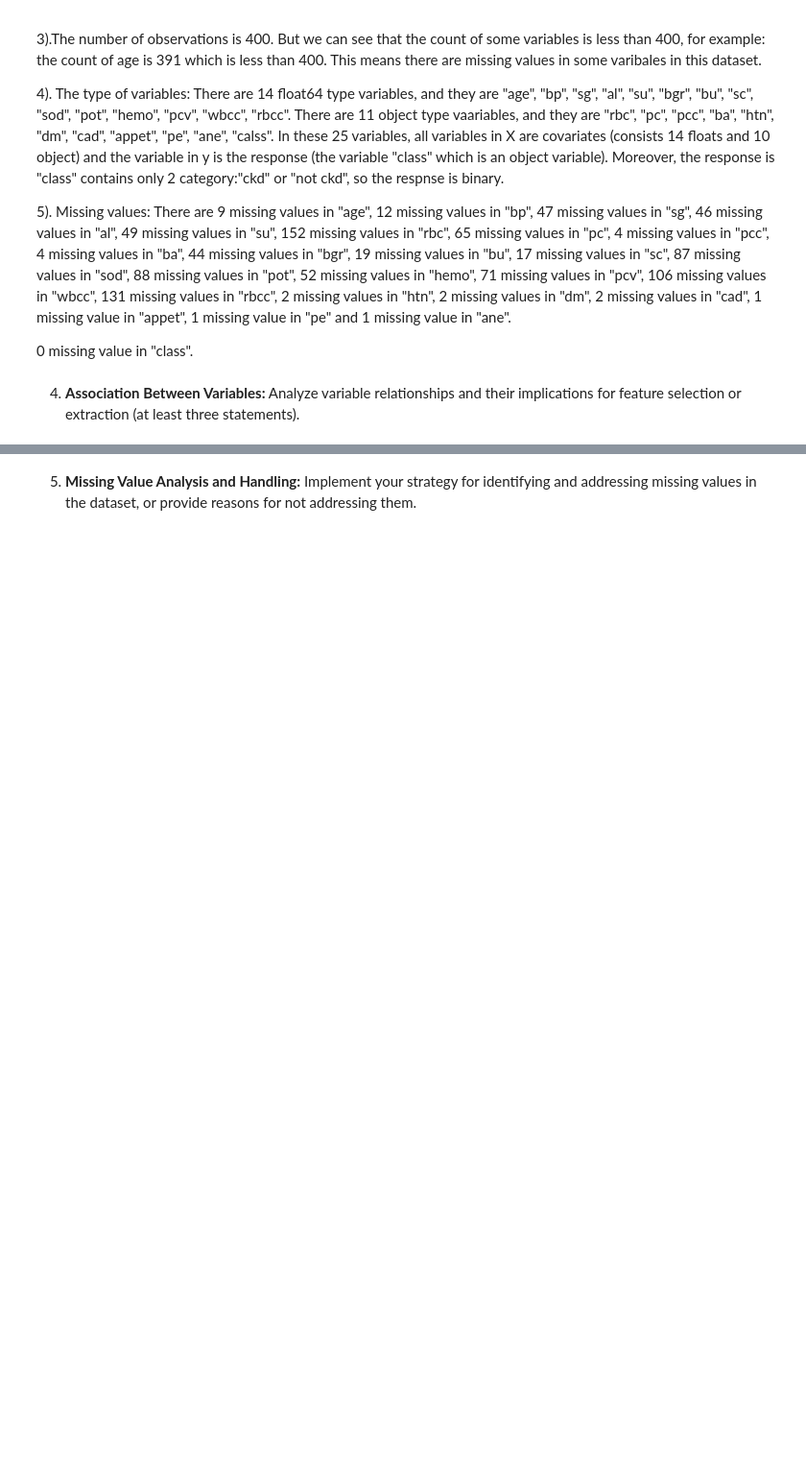
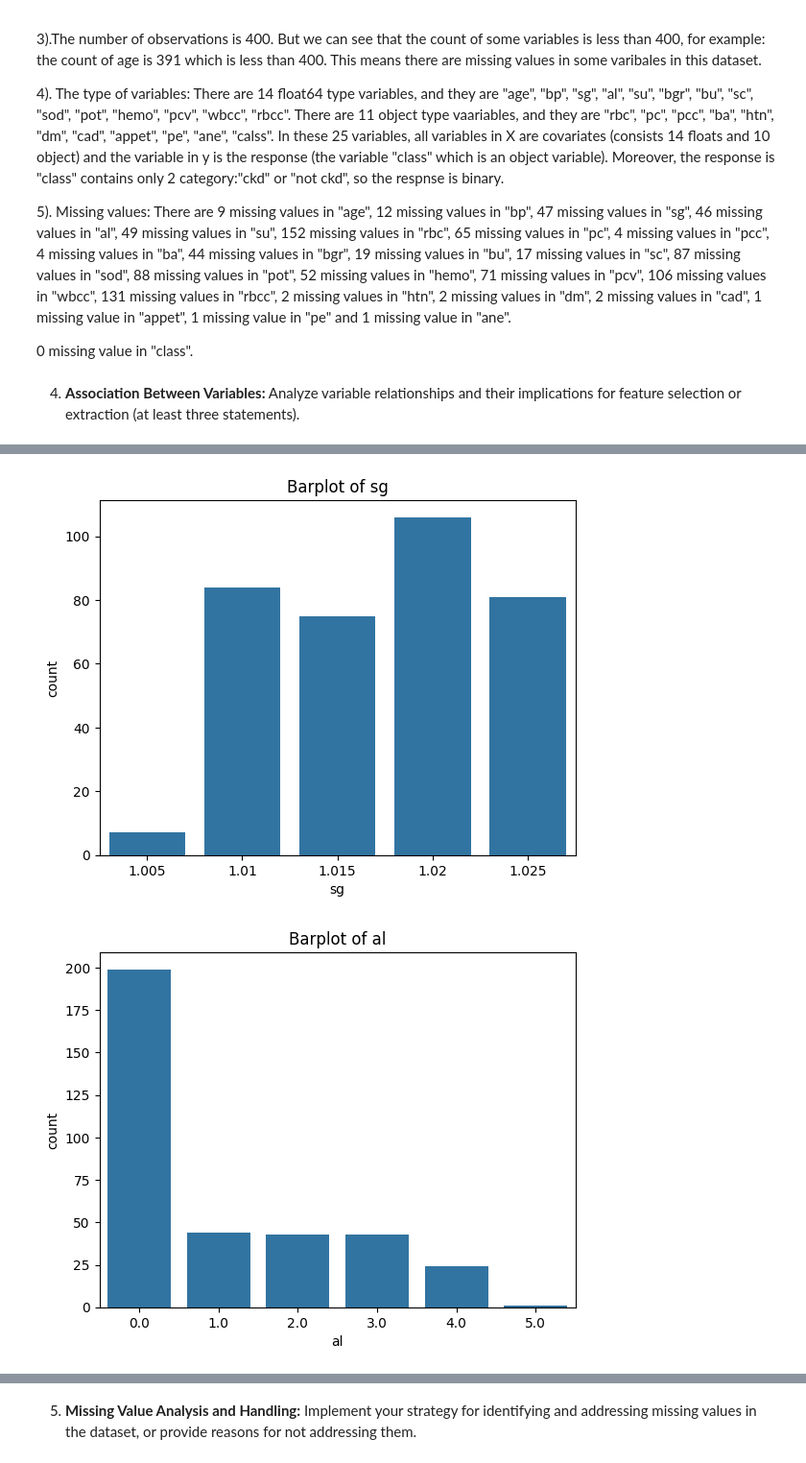
Before and after one commit to dail9/3da-assignment6, a Jupyter notebook: assignment6.ipynb, the cells around one changed output, grey strips where cells are left out. Shown at 96% size. Cells and saved outputs as stored; diff of their text form; code cells hidden in the pictures; blank space fills up the shorter version.

```diff
--- a/assignment6.ipynb
+++ b/assignment6.ipynb
@@ -510,0 +515,11 @@ plt.show()
+# %%
+#categorical variables
+categorical=X1.select_dtypes(include=['category','int8'])
+for column in categorical.columns:
+    plt.figure()
+    sns.countplot(x=column, data=categorical)
+    plt.title(f'Barplot of {column}')
+    plt.show()
+# %% [output]
+[figure, added]
+[figure, added]
```
Also changed, not shown: parts of 4 cells of this notebook.
